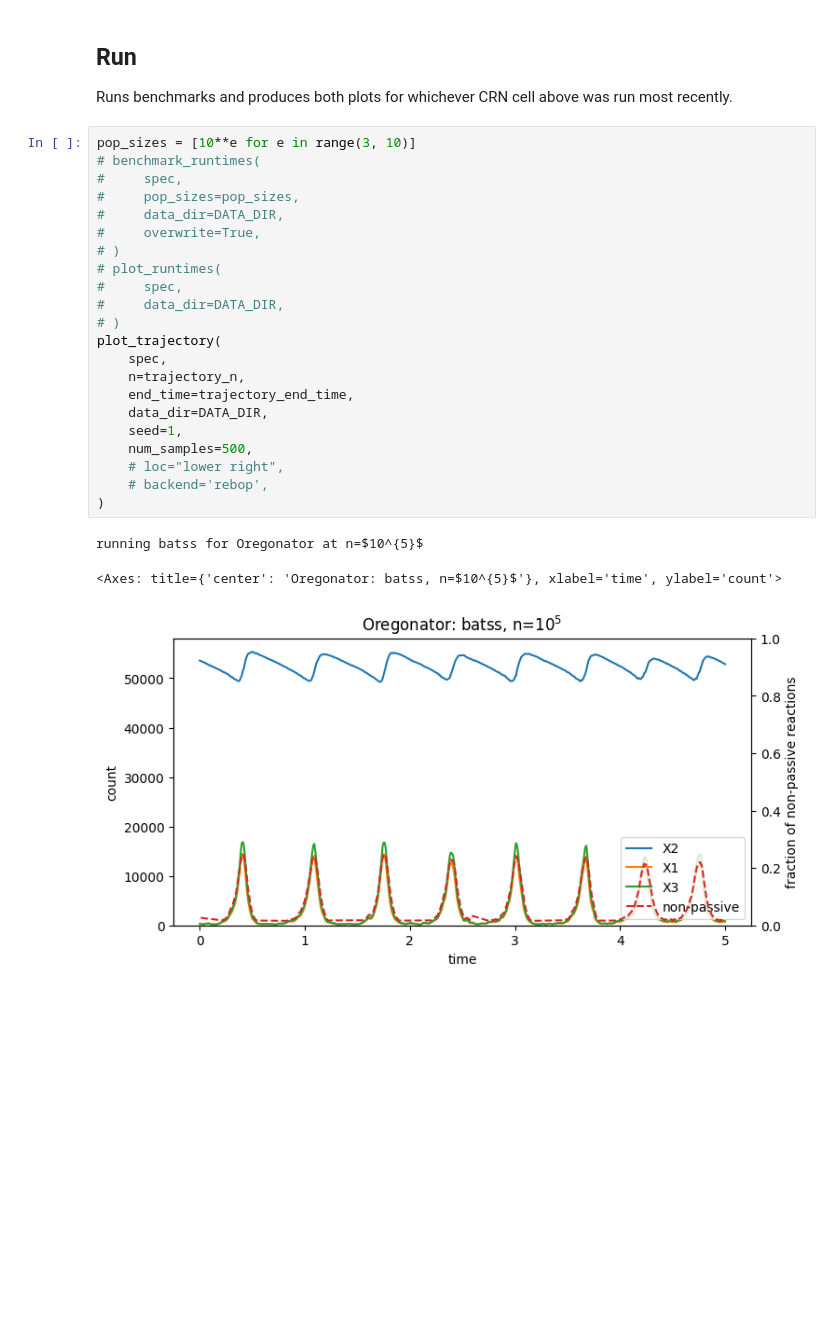
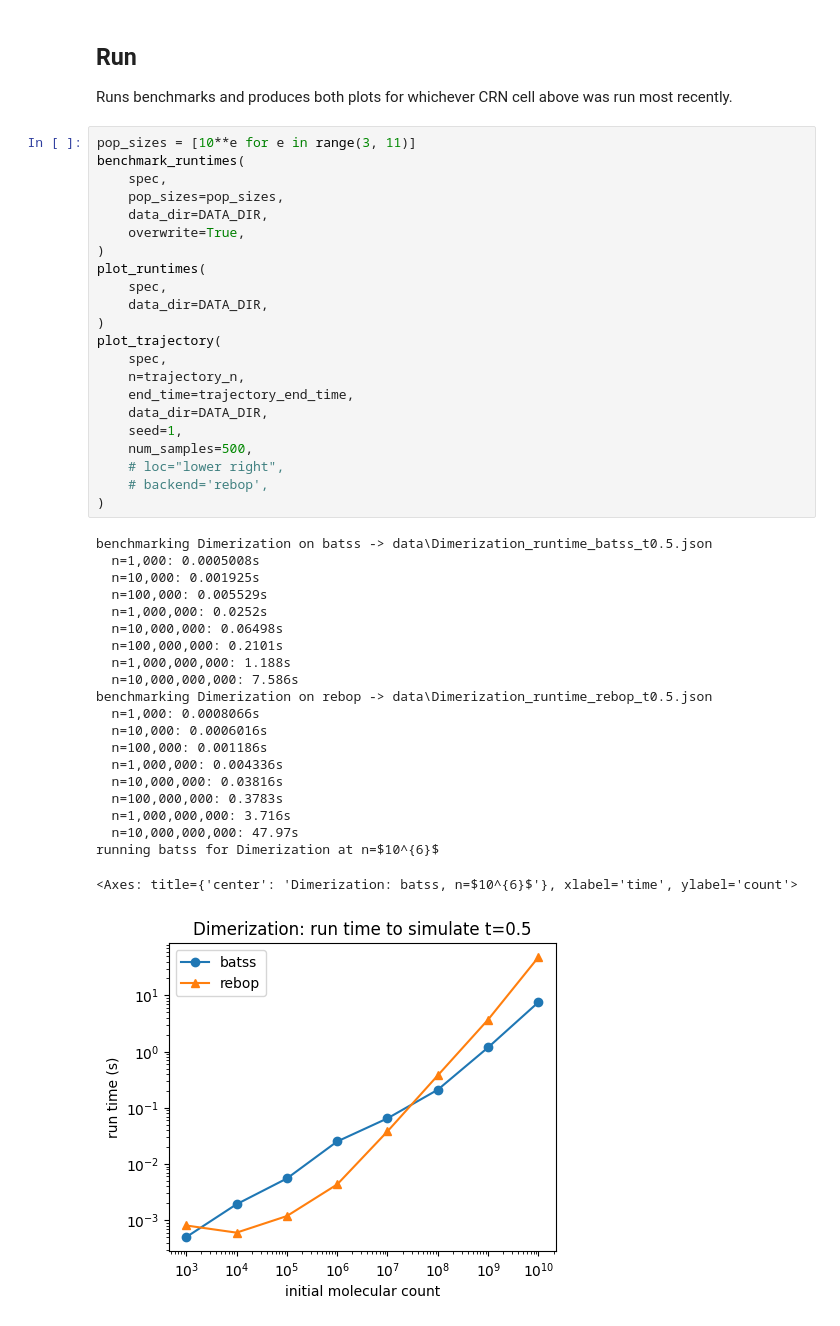
Before and after one commit to joven316/batss, a Jupyter notebook: examples/benchmark.ipynb, the cells around one changed output. Cells and saved outputs as stored; diff of their text form; blank space fills up the shorter version.

Commit message:
added benchmark data

```diff
--- a/examples/benchmark.ipynb
+++ b/examples/benchmark.ipynb
@@ -108,28 +108,46 @@ trajectory_end_time = 5.0
 
 Runs benchmarks and produces both plots for whichever CRN cell above was run most recently.
 # %%
-pop_sizes = [10**e for e in range(3, 10)]
-# benchmark_runtimes(
-#     spec,
-#     pop_sizes=pop_sizes,
-#     data_dir=DATA_DIR,
-#     overwrite=True,
-# )
-# plot_runtimes(
-#     spec,
-#     data_dir=DATA_DIR,
-# )
+pop_sizes = [10**e for e in range(3, 11)]
+benchmark_runtimes(
+    spec,
+    pop_sizes=pop_sizes,
+    data_dir=DATA_DIR,
+    overwrite=True,
+)
+plot_runtimes(
+    spec,
+    data_dir=DATA_DIR,
+)
 plot_trajectory(
     spec,
     n=trajectory_n,
     end_time=trajectory_end_time,
     data_dir=DATA_DIR,
     seed=1,
     num_samples=500,
     # loc="lower right",
     # backend='rebop',
 )
 # %% [output]
-running batss for Oregonator at n=$10^{5}$
+benchmarking Dimerization on batss -> data\Dimerization_runtime_batss_t0.5.json
+  n=1,000: 0.0005008s
+  n=10,000: 0.001925s
+  n=100,000: 0.005529s
+  n=1,000,000: 0.0252s
+  n=10,000,000: 0.06498s
+  n=100,000,000: 0.2101s
+  n=1,000,000,000: 1.188s
+  n=10,000,000,000: 7.586s
+benchmarking Dimerization on rebop -> data\Dimerization_runtime_rebop_t0.5.json
+  n=1,000: 0.0008066s
+  n=10,000: 0.0006016s
+  n=100,000: 0.001186s
+  n=1,000,000: 0.004336s
+  n=10,000,000: 0.03816s
+  n=100,000,000: 0.3783s
+  n=1,000,000,000: 3.716s
+  n=10,000,000,000: 47.97s
+running batss for Dimerization at n=$10^{6}$
-<Axes: title={'center': 'Oregonator: batss, n=$10^{5}$'}, xlabel='time', ylabel='count'>
+<Axes: title={'center': 'Dimerization: batss, n=$10^{6}$'}, xlabel='time', ylabel='count'>
-[figure, old version]
+[figure, new version]
```
Also changed, not shown: parts of 1 cell of this notebook, 4 other files.
